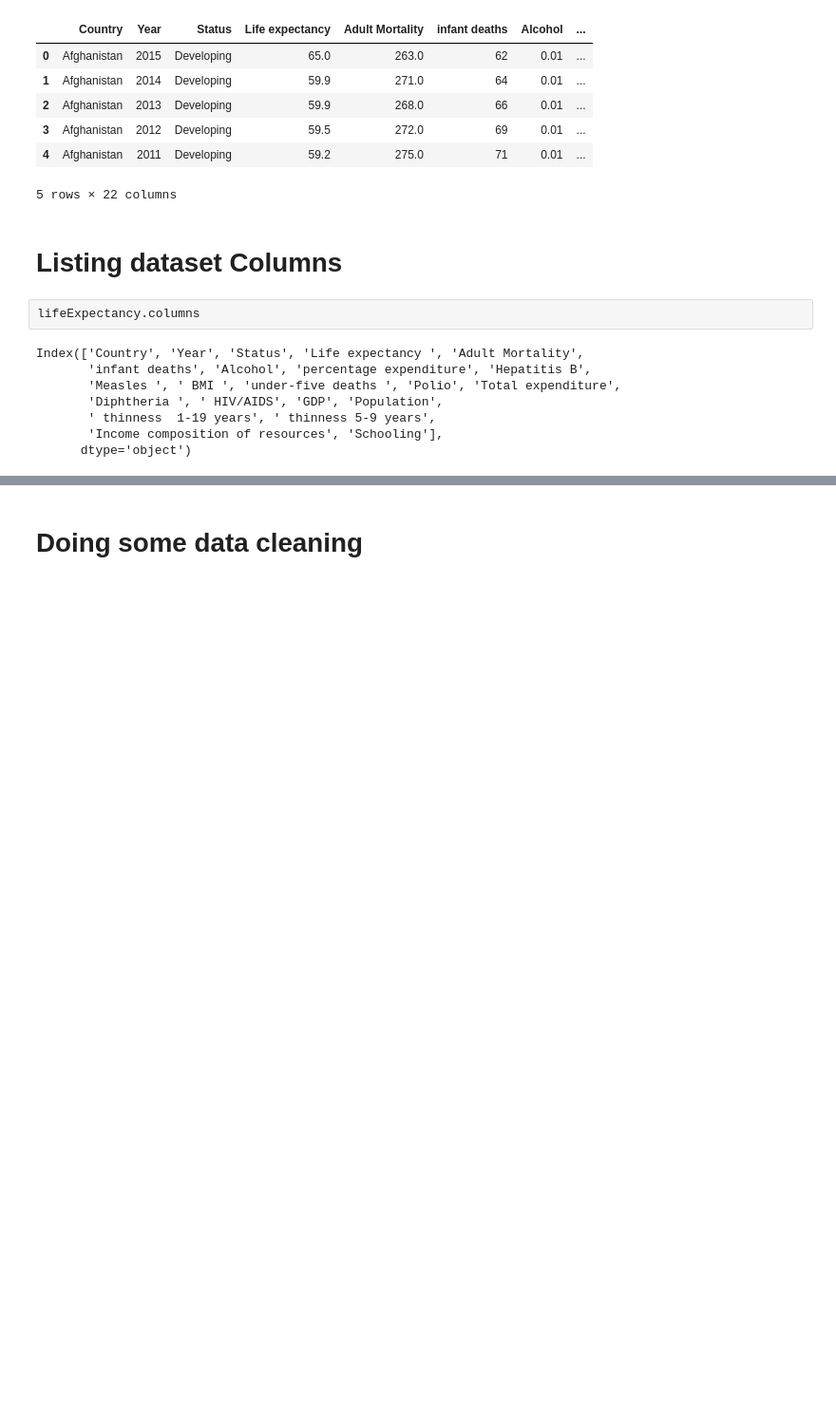
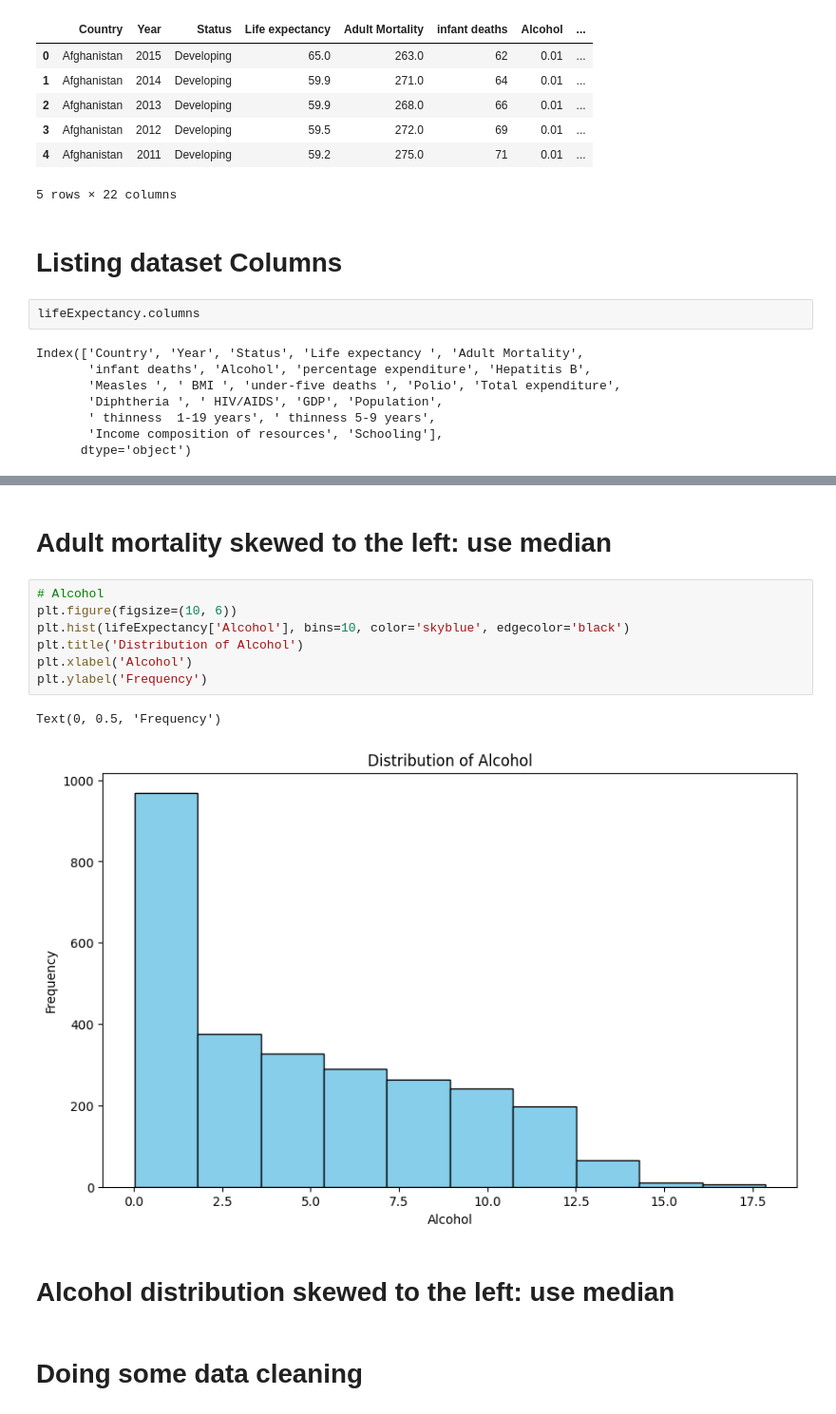
Before and after one commit to mk7890/Python_Data_Analysis, a Jupyter notebook: Life_Expectancy_DataCleaning&Visualization.ipynb, the cells around one changed output, grey strips where cells are left out. Shown at 95% size. Drawn from its saved outputs; the diff is of its cells as text; blank space fills up the shorter version.

```diff
--- a/Life_Expectancy_DataCleaning&Visualization.ipynb
+++ b/Life_Expectancy_DataCleaning&Visualization.ipynb
@@ -150,2 +155,16 @@ dtype: int64
+# %% [markdown]
+# Adult mortality skewed to the left: use median
+# %%
+# Alcohol
+plt.figure(figsize=(10, 6))
+plt.hist(lifeExpectancy['Alcohol'], bins=10, color='skyblue', edgecolor='black')
+plt.title('Distribution of Alcohol')
+plt.xlabel('Alcohol')
+plt.ylabel('Frequency')
+# %% [output]
+Text(0, 0.5, 'Frequency')
+[figure, added]
+# %% [markdown]
+# Alcohol distribution skewed to the left: use median
 # %% [markdown]
 # Doing some data cleaning
```
Also changed, not shown: parts of 33 cells of this notebook.
